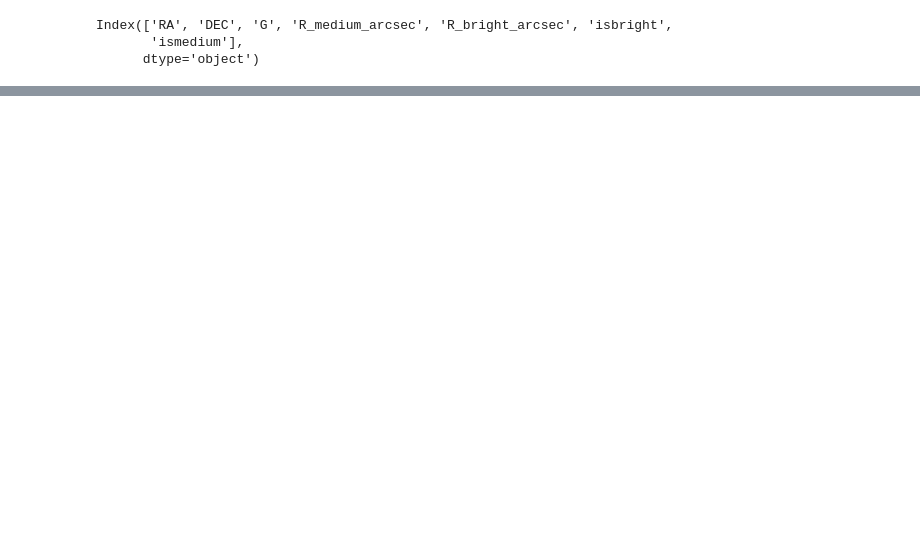
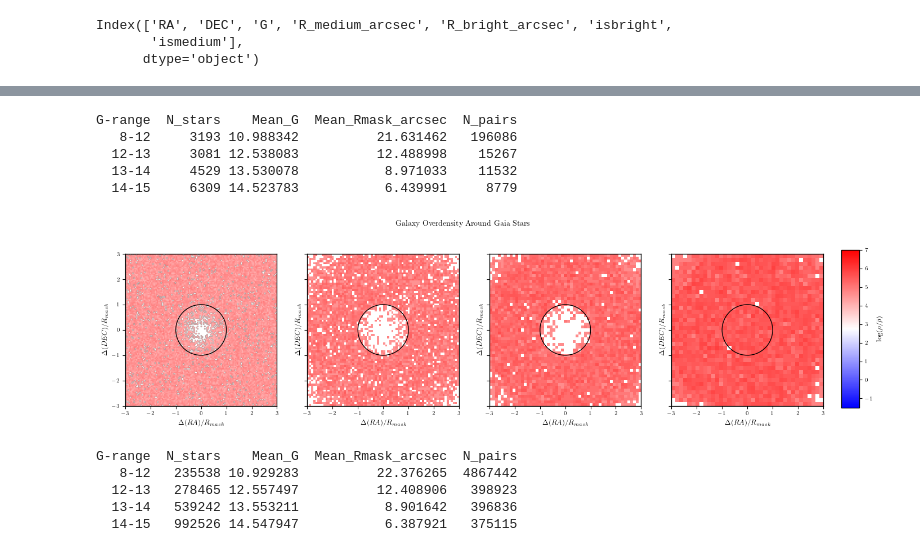
Before and after one commit to 4most-crs/4MOST_CRS_tools, a Jupyter notebook: CRStools/Gaia_star_mask_plots.ipynb, the cells around one changed output, grey strips where cells are left out. Cells and saved outputs as stored; diff of their text form; code cells hidden in the pictures; blank space fills up the shorter version.

```diff
--- a/CRStools/Gaia_star_mask_plots.ipynb
+++ b/CRStools/Gaia_star_mask_plots.ipynb
@@ -100,0 +668,29 @@ delta_dec = (BG['dec'][idx_bg] - gaia['dec'][idx_star]) * 3600.
+# %%
+# Define magnitude bins for the analysis
+mag_bins = [(8, 12), (12, 13), (13, 14), (14, 15)]
+
+# Instantiate the analyzer
+analyzer = GalaxyOverdensity(
+    gaia_df=mock_gaia_df,
+    galaxy_df=mock_galaxy_df,
+    mag_bins=mag_bins,
+    sky_area_deg2=mock_sky_area,
+    pixel_resolution=1.0,  # Use a coarser resolution for faster demo
+    search_box_factor=3.0,
+    geometry='spherical',
+    scaled_coords=True
+)
+# %%
+# Run the full analysis pipeline
+analyzer.run_analysis()
+# %% [output]
+G-range  N_stars    Mean_G  Mean_Rmask_arcsec  N_pairs
+   8-12     3193 10.988342          21.631462   196086
+  12-13     3081 12.538083          12.488998    15267
+  13-14     4529 13.530078           8.971033    11532
+  14-15     6309 14.523783           6.439991     8779
+# %%
+# Plot the results
+analyzer.plot_results(vmin=-1.5, vmax=7.0)
+# %% [output]
+[figure, added]
@@ -100,0 +712,9 @@ delta_dec = (BG['dec'][idx_bg] - gaia['dec'][idx_star]) * 3600.
+# %%
+# Run the full analysis pipeline
+analyzer.run_analysis()
+# %% [output]
+G-range  N_stars    Mean_G  Mean_Rmask_arcsec  N_pairs
+   8-12   235538 10.929283          22.376265  4867442
+  12-13   278465 12.557497          12.408906   398923
+  13-14   539242 13.553211           8.901642   396836
+  14-15   992526 14.547947           6.387921   375115
```
Also changed, not shown: parts of 32 cells of this notebook, 44 other files.
